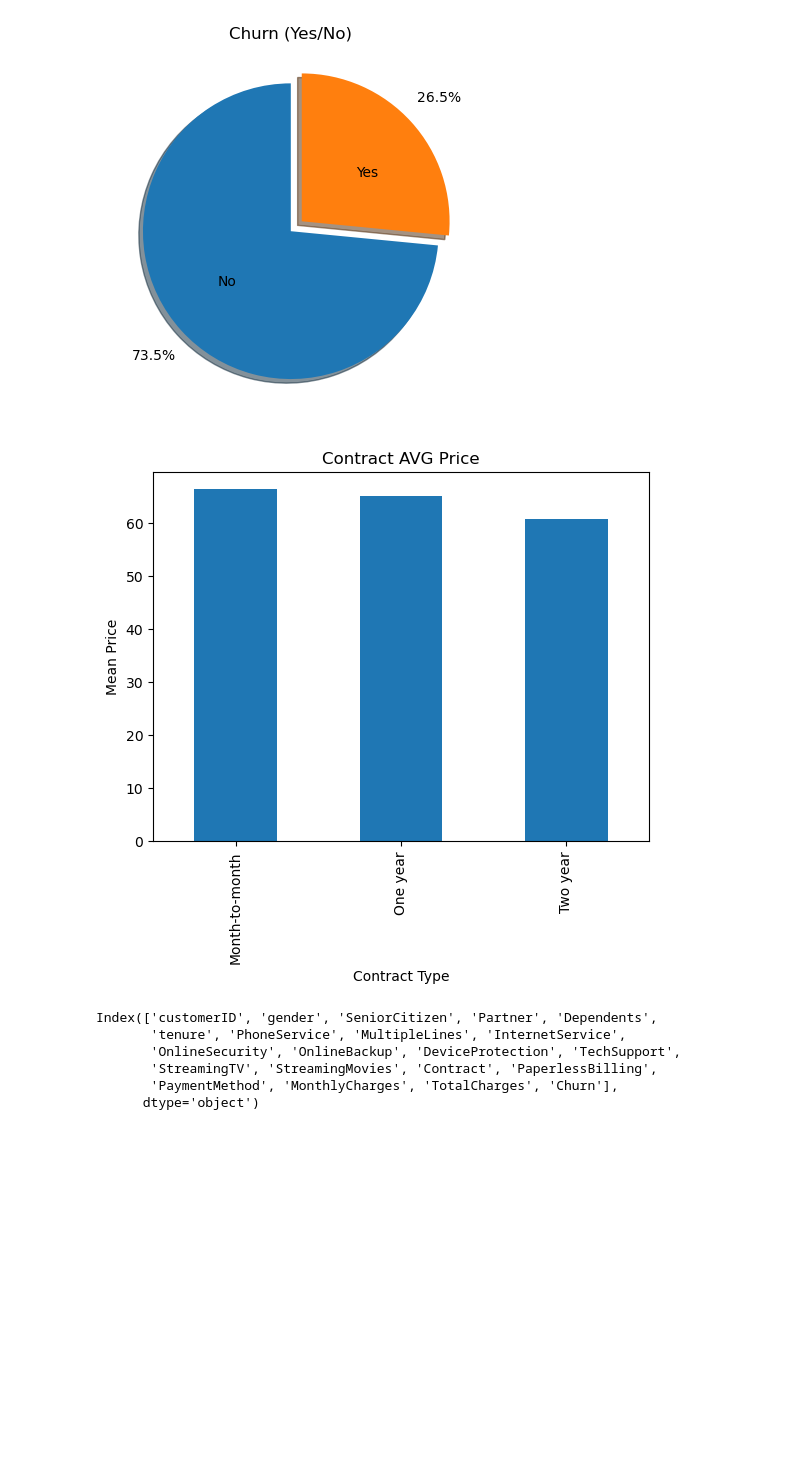
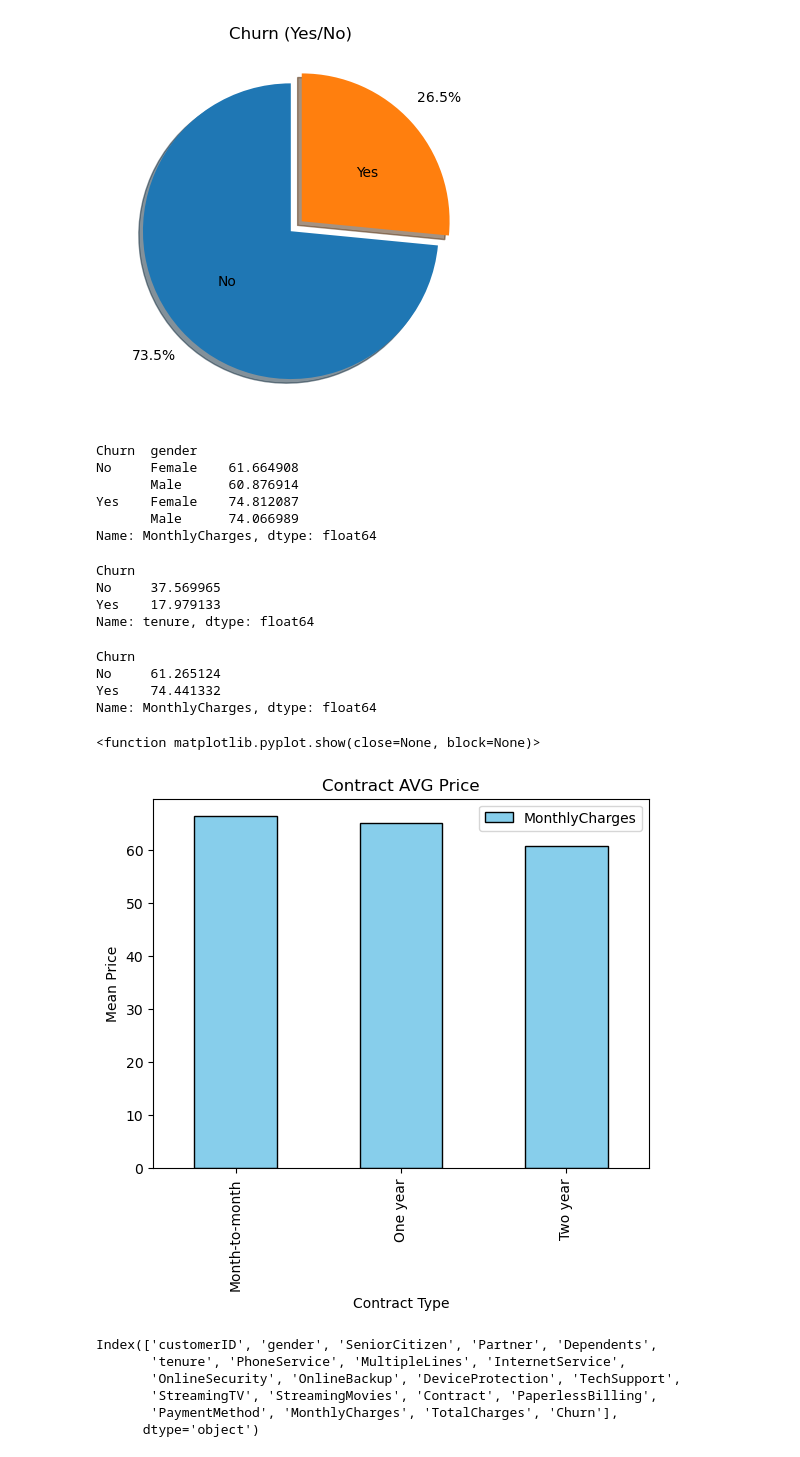
Before and after one commit to Sathvara-Amitkumar/Customer-Churn-Prediction, a Jupyter notebook: churn_prediction.ipynb, the cells around one changed output. Drawn from its saved outputs; the diff is of its cells as text; code cells hidden in the pictures; blank space fills up the shorter version.

```diff
--- a/churn_prediction.ipynb
+++ b/churn_prediction.ipynb
@@ -144,14 +144,38 @@ plt.ylabel("")
 # %% [output]
 Text(0, 0.5, '')
 [figure]
+# %%
+df.groupby(['Churn', 'gender'])['MonthlyCharges'].mean()
+# %% [output]
+Churn  gender
+No     Female    61.664908
+       Male      60.876914
+Yes    Female    74.812087
+       Male      74.066989
+Name: MonthlyCharges, dtype: float64
+# %%
+df.groupby('Churn')['tenure'].mean()
+# %% [output]
+Churn
+No     37.569965
+Yes    17.979133
+Name: tenure, dtype: float64
+# %%
+df.groupby('Churn')['MonthlyCharges'].mean()
+# %% [output]
+Churn
+No     61.265124
+Yes    74.441332
+Name: MonthlyCharges, dtype: float64
 # %%
-df.groupby('Contract')['MonthlyCharges'].mean().plot(kind='bar')
+df.groupby('Contract')['MonthlyCharges'].mean().plot(kind='bar', color='skyblue', edgecolor='black', legend=True)
 plt.xlabel("Contract Type")
 plt.ylabel("Mean Price")
 plt.title("Contract AVG Price")
 plt.show
 # %% [output]
+<function matplotlib.pyplot.show(close=None, block=None)>
-[figure, old version]
+[figure, new version]
 # %%
 df.columns
 # %% [output]
```
Also changed, not shown: parts of 8 cells of this notebook.
